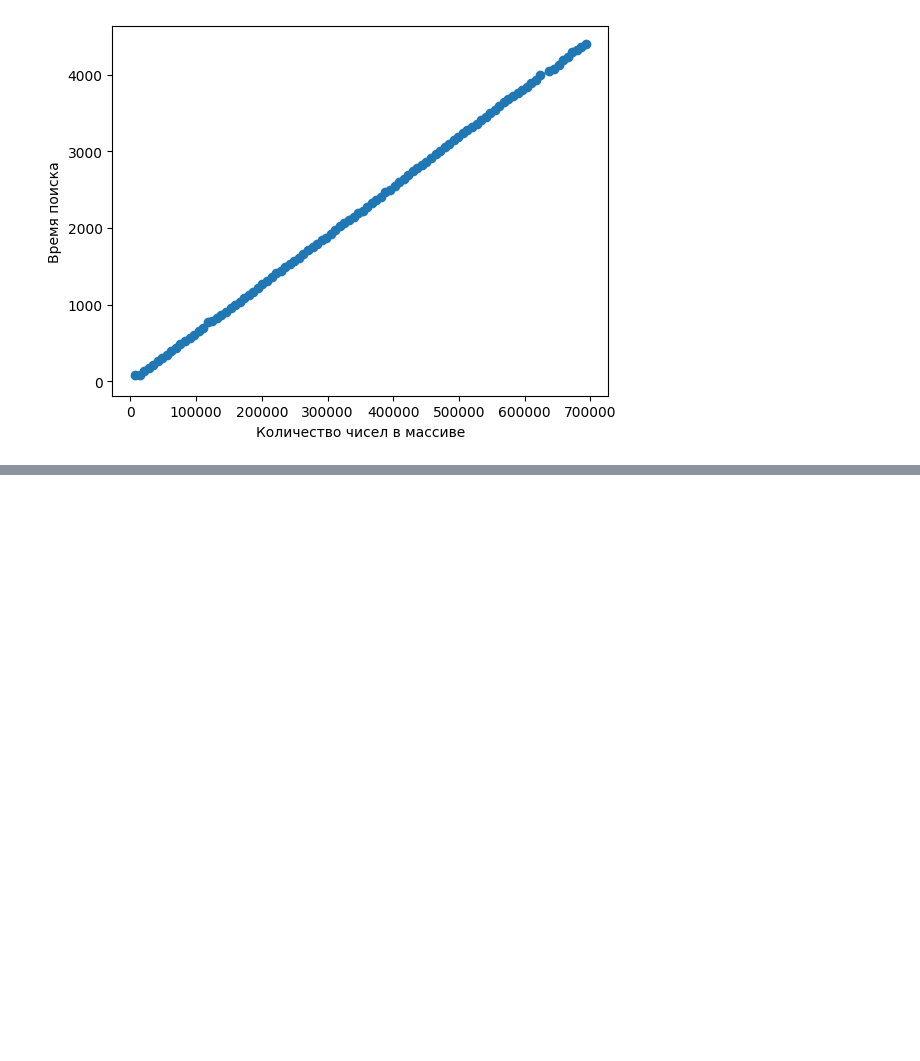
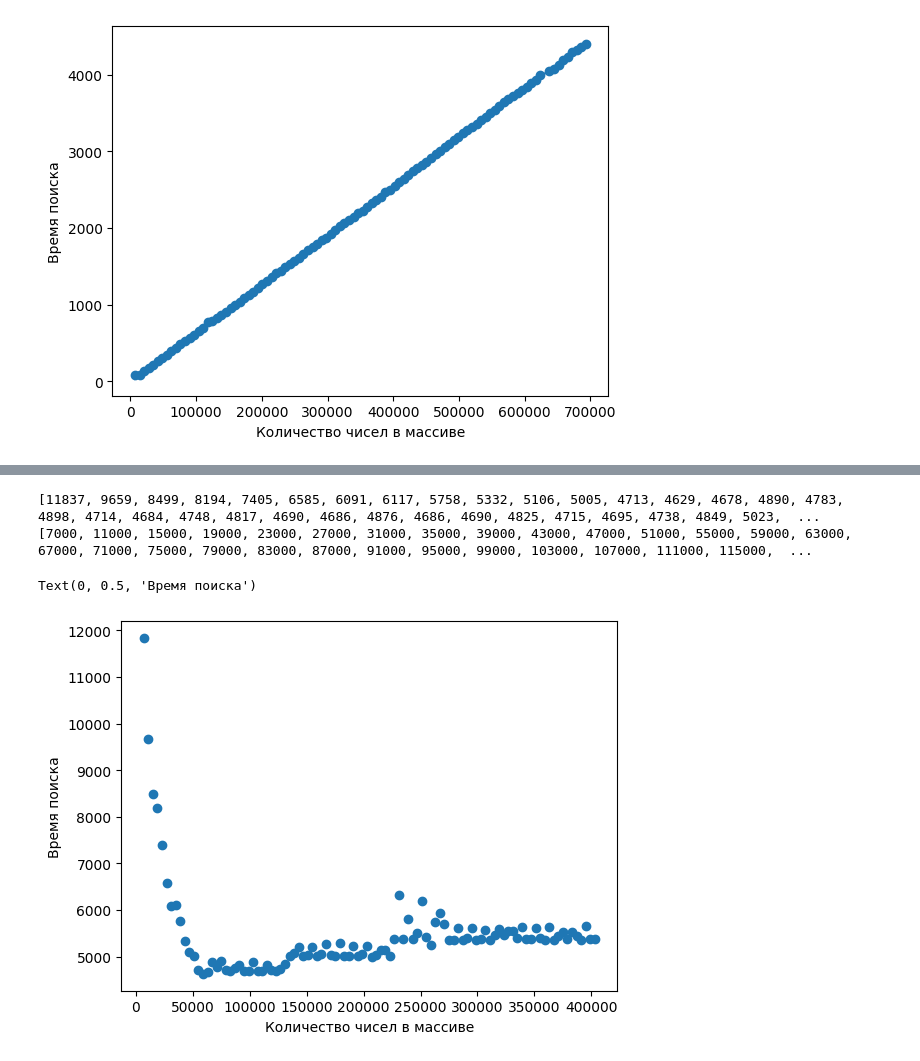
Before and after one commit to sparky1331/LAB_repo, a Jupyter notebook: lab1.ipynb, the cells around one changed output, grey strips where cells are left out. Cells and saved outputs as stored; diff of their text form; code cells hidden in the pictures; blank space fills up the shorter version.

```diff
--- a/lab1.ipynb
+++ b/lab1.ipynb
@@ -30,0 +119,29 @@ plt.plot(value, g(value))
+# %%
+import matplotlib.pyplot as plt
+
+f = open('lab1_bin_bad.txt')
+
+value = [(7000 + i*4000) for i in range(100)]
+alg_time = [int(f.readline()) for i in range(100)]
+
+print(alg_time)
+print(value)
+
+# value.pop(90)
+# alg_time.pop(90)
+
+
+plt.scatter(value, alg_time)
+
+# p = np.polyfit(value, alg_time, 1)
+# g = np.poly1d(p)
+
+plt.xlabel('Количество чисел в массиве')
+plt.ylabel('Время поиска')
+
+# plt.plot(value, g(value))
+# %% [output]
+[11837, 9659, 8499, 8194, 7405, 6585, 6091, 6117, 5758, 5332, 5106, 5005, 4713, 4629, 4678, 4890, 4783, 4898, 4714, 4684, 4748, 4817, 4690, 4686, 4876, 4686, 4690, 4825, 4715, 4695, 4738, 4849, 5023,  ...
+[7000, 11000, 15000, 19000, 23000, 27000, 31000, 35000, 39000, 43000, 47000, 51000, 55000, 59000, 63000, 67000, 71000, 75000, 79000, 83000, 87000, 91000, 95000, 99000, 103000, 107000, 111000, 115000,  ...
+Text(0, 0.5, 'Время поиска')
+[figure, added]
```
Also changed, not shown: parts of 3 cells of this notebook, 5 other files.
